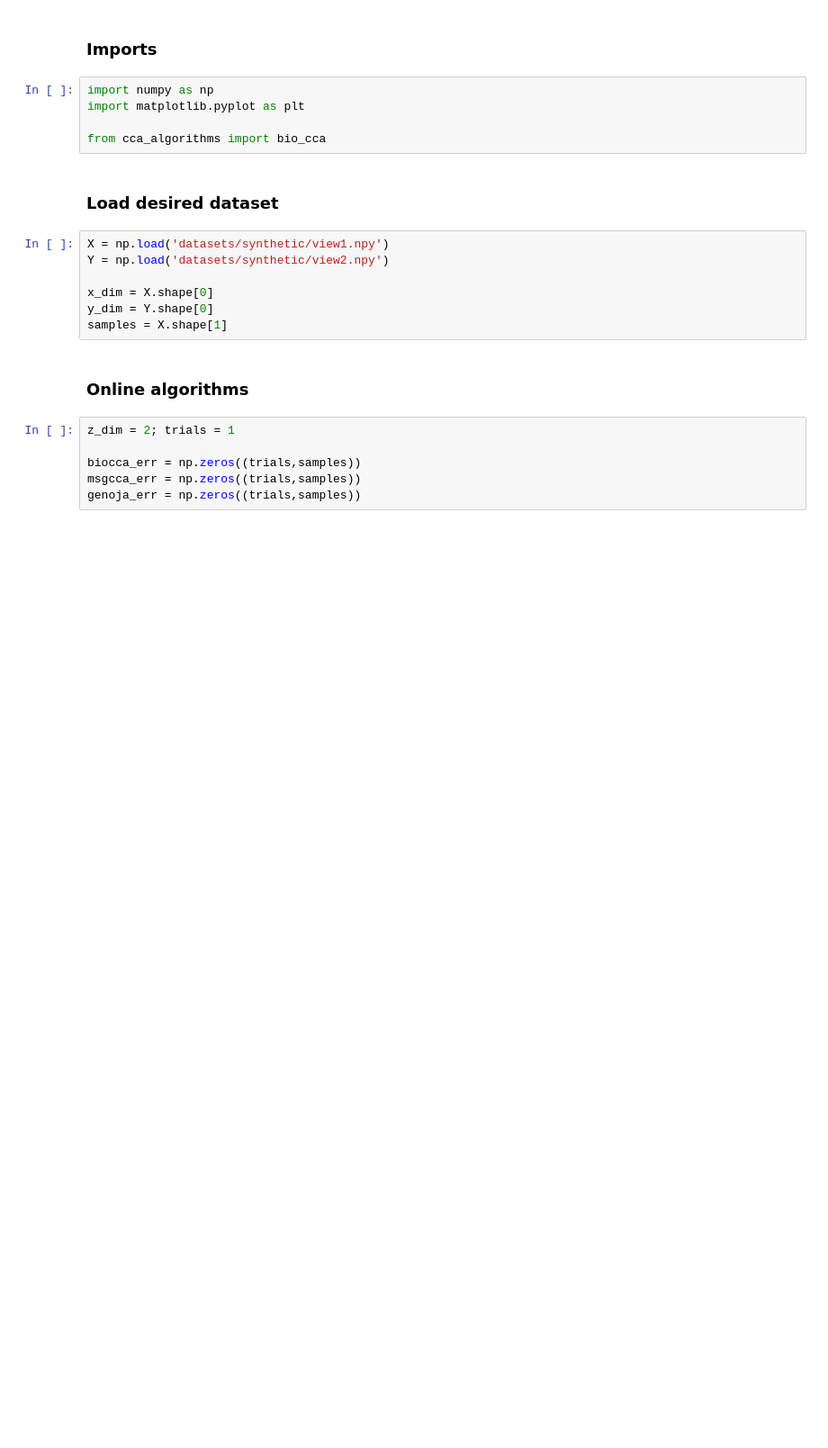
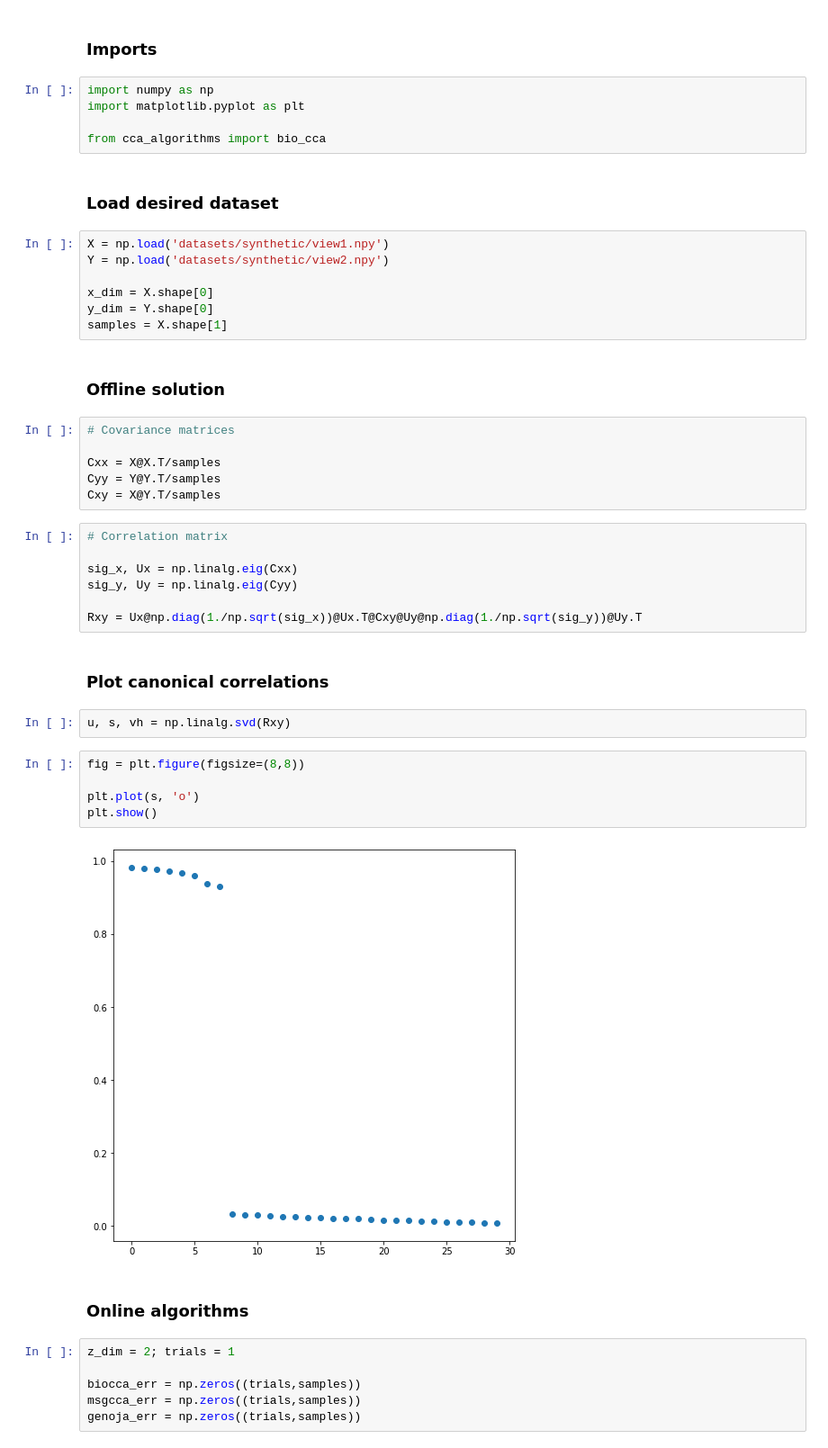
Before and after one commit to flatironinstitute/bio-cca, a Jupyter notebook: demo_synthetic.ipynb, the cells around one changed output. Shown at 90% size. Drawn from its saved outputs; the diff is of its cells as text; blank space fills up the shorter version.

```diff
--- a/demo_synthetic.ipynb
+++ b/demo_synthetic.ipynb
@@ -16,6 +16,32 @@ Y = np.load('datasets/synthetic/view2.npy')
 x_dim = X.shape[0]
 y_dim = Y.shape[0]
 samples = X.shape[1]
+# %% [markdown]
+### Offline solution
+# %%
+# Covariance matrices
+
+Cxx = X@X.T/samples
+Cyy = Y@Y.T/samples
+Cxy = X@Y.T/samples
+# %%
+# Correlation matrix
+
+sig_x, Ux = np.linalg.eig(Cxx)
+sig_y, Uy = np.linalg.eig(Cyy)
+
+Rxy = Ux@np.diag(1./np.sqrt(sig_x))@Ux.T@Cxy@Uy@np.diag(1./np.sqrt(sig_y))@Uy.T
+# %% [markdown]
+### Plot canonical correlations
+# %%
+u, s, vh = np.linalg.svd(Rxy)
+# %%
+fig = plt.figure(figsize=(8,8))
+
+plt.plot(s, 'o')
+plt.show()
+# %% [output]
+[figure, added]
 # %% [markdown]
 ### Online algorithms
 # %%
```
Also changed, not shown: parts of 1 cell of this notebook, 1 other file.
